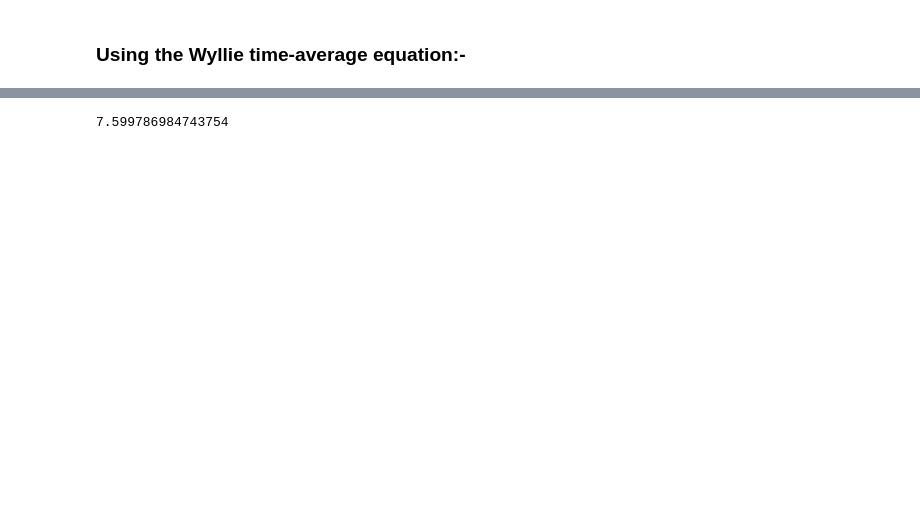
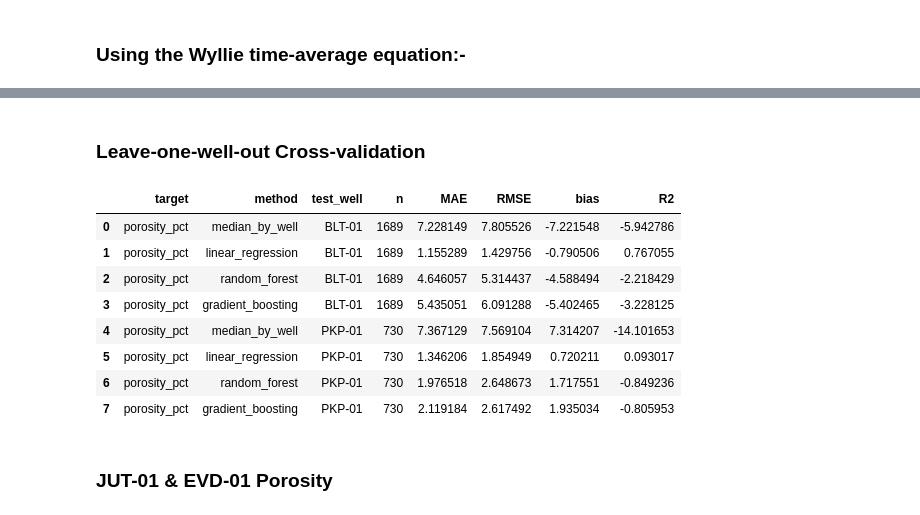
Before and after one commit to sadaraka-kadi/probable-eureka, a Jupyter notebook: notebooks/01_data_exploration.ipynb, the cells around one changed output, grey strips where cells are left out. Cells and saved outputs as stored; diff of their text form; code cells hidden in the pictures; blank space fills up the shorter version.

```diff
--- a/notebooks/01_data_exploration.ipynb
+++ b/notebooks/01_data_exploration.ipynb
@@ -751,4 +613,0 @@ evd_por= model_2.predict(evd_features)
-# %%
-print(evd_por.mean())
-# %% [output]
-7.599786984743754
@@ -754,0 +620,2 @@ print(evd_por.mean())
+# %% [markdown]
+### Leave-one-well-out Cross-validation
@@ -754,0 +630,55 @@ print(evd_por.mean())
+# %%
+def lowo_cv(df, target, wells):
+    df = df[df.well_id.isin(wells) & df[target].notna()].reset_index(drop=True)
+
+    rows = []
+
+    for test_well in wells:
+        train_df = df[df.well_id != test_well]
+        test_df = df[df.well_id == test_well]
+
+        if len(train_df) == 0 or len(test_df) == 0:
+            continue
+
+        X_train, y_train = train_df[FEATURES], train_df[target]
+        X_test, y_test = test_df[FEATURES], test_df[target]
+
+        scaler = StandardScaler()
+        X_train_scaled = scaler.fit_transform(X_train)
+        X_test_scaled = scaler.transform(X_test)
+
+        methods = make_models()
+
+        for name, model in methods.items():
+            if name == "median_by_well":
+                overall_median = train_df[target].median()
+                pred = np.full(shape=len(test_df), fill_value=overall_median)
+            else:
+                model.fit(X_train_scaled, y_train)
+                pred = model.predict(X_test_scaled)
+            rows.append({
+                "target": target, "method": name, "test_well": test_well,
+                "n": len(y_test),
+                "MAE": mean_absolute_error(y_test, pred),
+                "RMSE": mean_squared_error(y_test, pred) ** 0.5,
+                "bias": float(np.mean(pred - y_test)),
+                "R2": r2_score(y_test, pred) if len(y_test) > 1 else np.nan,
+            })
+
+    report = pd.DataFrame(rows)
+
+    return report
+# %%
+lowo_cv(model_df, TARGET, model_wells)
+# %% [output]
+|  | target | method | test_well | n | MAE | RMSE | bias | R2 |
+| 0 | porosity_pct | median_by_well | BLT-01 | 1689 | 7.228149 | 7.805526 | -7.221548 | -5.942786 |
+| 1 | porosity_pct | linear_regression | BLT-01 | 1689 | 1.155289 | 1.429756 | -0.790506 | 0.767055 |
+| 2 | porosity_pct | random_forest | BLT-01 | 1689 | 4.646057 | 5.314437 | -4.588494 | -2.218429 |
+| 3 | porosity_pct | gradient_boosting | BLT-01 | 1689 | 5.435051 | 6.091288 | -5.402465 | -3.228125 |
+| 4 | porosity_pct | median_by_well | PKP-01 | 730 | 7.367129 | 7.569104 | 7.314207 | -14.101653 |
+| 5 | porosity_pct | linear_regression | PKP-01 | 730 | 1.346206 | 1.854949 | 0.720211 | 0.093017 |
+| 6 | porosity_pct | random_forest | PKP-01 | 730 | 1.976518 | 2.648673 | 1.717551 | -0.849236 |
+| 7 | porosity_pct | gradient_boosting | PKP-01 | 730 | 2.119184 | 2.617492 | 1.935034 | -0.805953 |
+# %% [markdown]
+### JUT-01 & EVD-01 Porosity
```
Also changed, not shown: parts of 37 cells of this notebook.
